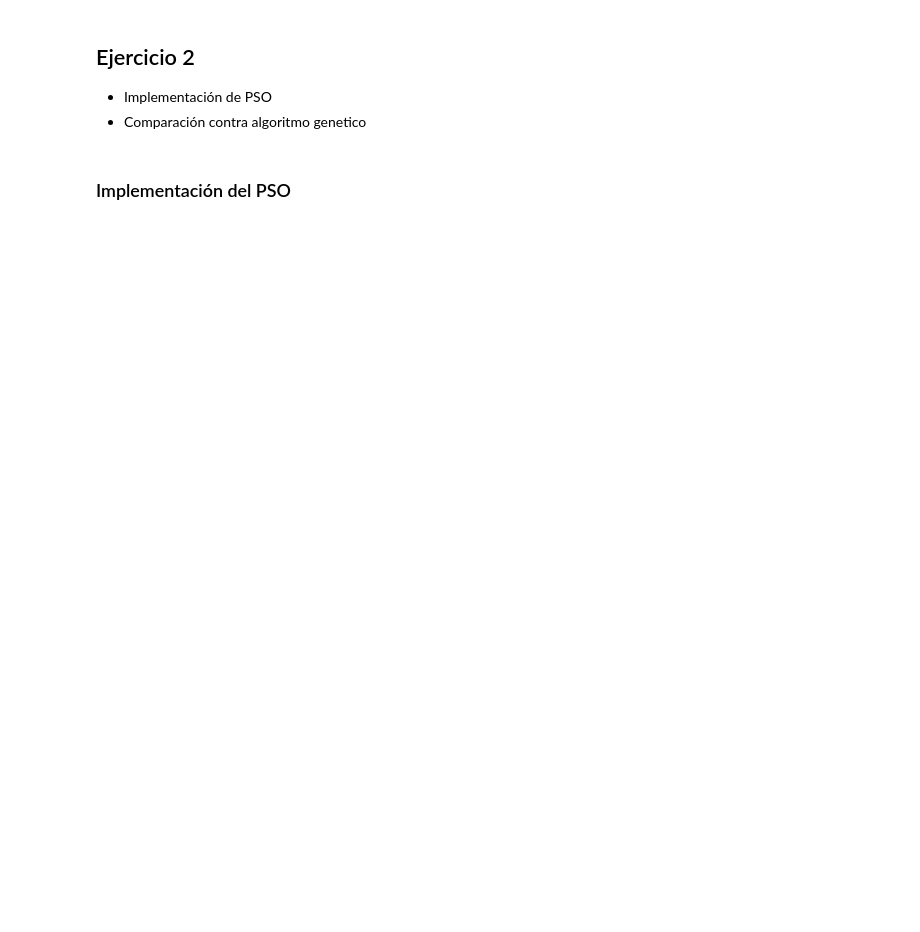
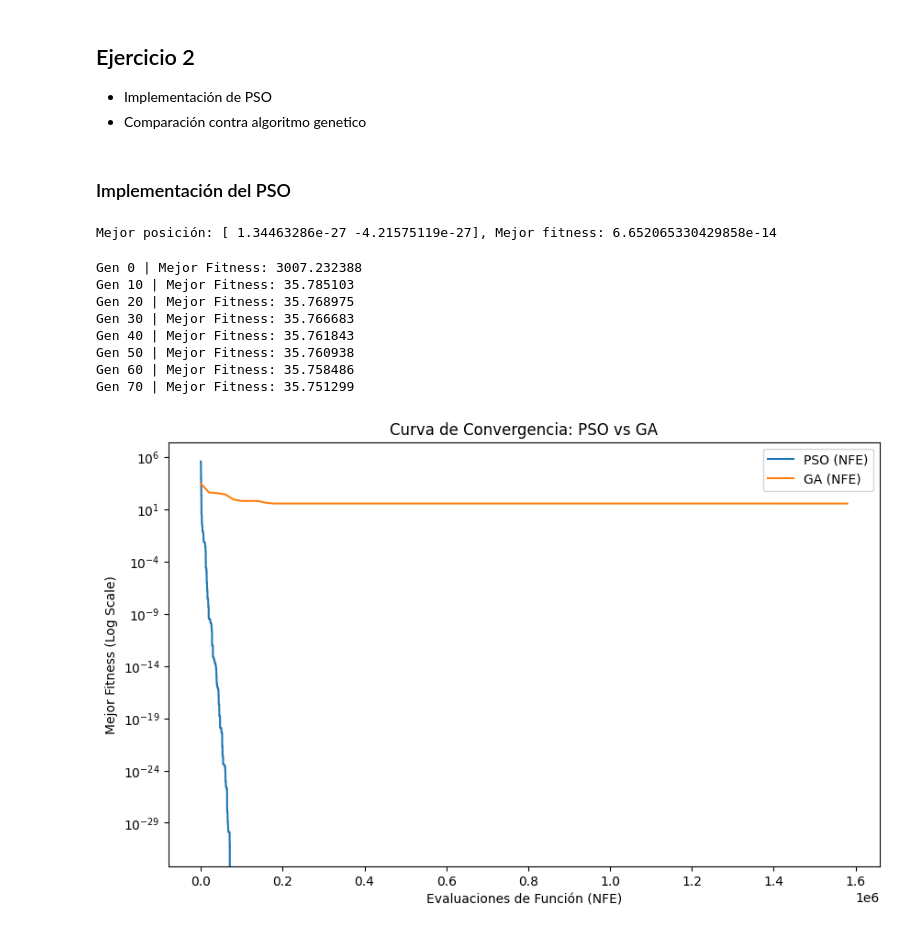
Before and after one commit to jjuradok/metaheuristicas-2026, a Jupyter notebook: tp3/ej1.ipynb, the cells around one changed output. Cells and saved outputs as stored; diff of their text form; code cells hidden in the pictures; blank space fills up the shorter version.

```diff
--- a/tp3/ej1.ipynb
+++ b/tp3/ej1.ipynb
@@ -816,0 +930,45 @@ En comparacion con el algoritmo de gradiente (state of art), le va bastante bien
+# %%
+pso = PSO(c1=2, c2=2, strategy='global')
+best_pos, best_fit,_ = pso.run(function_1, n_particles=30, bounds=[(-10, 10), (-10, 10)], max_iters=1000)
+print(f"Mejor posición: {best_pos}, Mejor fitness: {best_fit}")
+# %% [output]
+Mejor posición: [ 1.34463286e-27 -4.21575119e-27], Mejor fitness: 6.652065330429858e-14
+# %%
+import numpy as np
+import matplotlib.pyplot as plt
+
+best_pos_pso, best_fit_pso, history_pso = pso.run(function_2, n_particles=30, bounds=[(-2048, 2048), (-2048, 2048)], max_iters=3000)
+
+_, history_ga = run_evolution_vec(
+    poblacion_inicial=20000,
+    tamano_muestra=937,
+    select_method=selection_windows,
+    n_gen=80,
+    n_bits=64,
+    pc=0.8121853019838787,
+    pm=0.013706337605577868,
+    n_elites=4,
+    L=-2048, U=2048,
+    funcion_objetivo=function_2
+)
+
+# 3. Visualización de Convergencia
+plt.figure(figsize=(10, 6))
+plt.plot(np.arange(len(history_pso)) * 30, history_pso, label='PSO (NFE)')
+plt.plot(np.arange(len(history_ga)) * 20000, history_ga, label='GA (NFE)')
+plt.yscale('log')
+plt.xlabel('Evaluaciones de Función (NFE)')
+plt.ylabel('Mejor Fitness (Log Scale)')
+plt.legend()
+plt.title('Curva de Convergencia: PSO vs GA')
+plt.show()
+# %% [output]
+Gen 0 | Mejor Fitness: 3007.232388
+Gen 10 | Mejor Fitness: 35.785103
+Gen 20 | Mejor Fitness: 35.768975
+Gen 30 | Mejor Fitness: 35.766683
+Gen 40 | Mejor Fitness: 35.761843
+Gen 50 | Mejor Fitness: 35.760938
+Gen 60 | Mejor Fitness: 35.758486
+Gen 70 | Mejor Fitness: 35.751299
+[figure, added]
```
Also changed, not shown: parts of 11 cells of this notebook.
